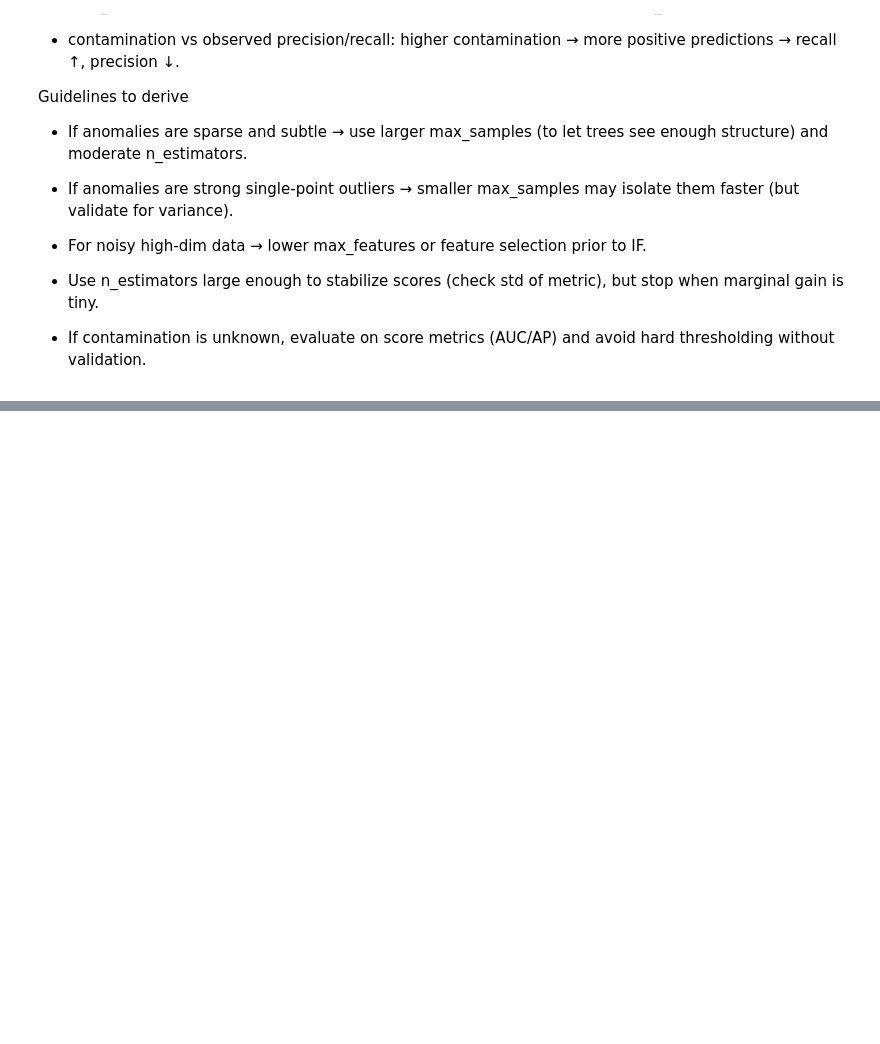
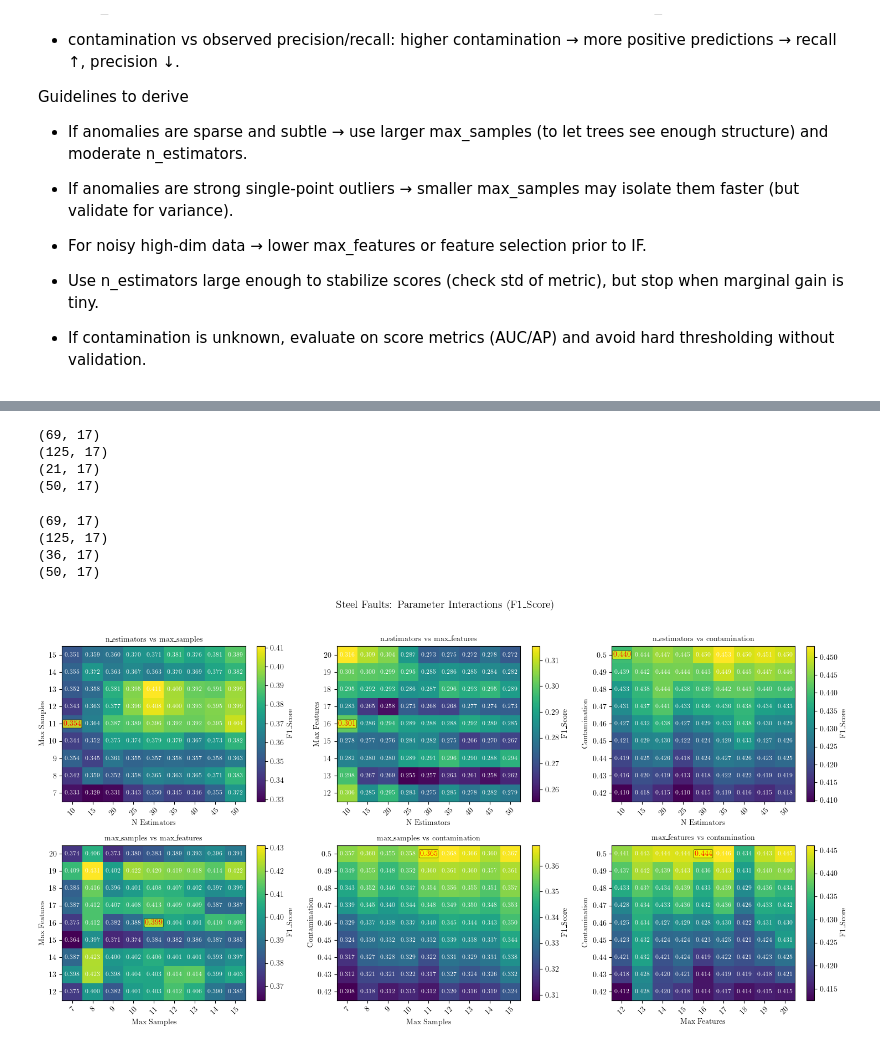
Before and after one commit to KellenMossner/MachineLearning441, a Jupyter notebook: Assignment-4/src/assignment4.ipynb, the cells around one changed output, grey strips where cells are left out. Drawn from its saved outputs; the diff is of its cells as text; code cells hidden in the pictures; blank space fills up the shorter version.

```diff
--- a/Assignment-4/src/assignment4.ipynb
+++ b/Assignment-4/src/assignment4.ipynb
@@ -1034,9 +1357,7 @@ AUC                       0.9425   0.0104
 Anomaly_Pred_Percentage  10.1838   1.2266
 Anomaly_True_Percentage   1.2062   0.0000
 # %%
-def evaluate_sensitivity(baseline_results, n_estimator_results, max_samples_results,
-                        max_features_results, contamination_results,
-                        best_n_est, best_max_samp, best_max_feat, best_contam):
+def evaluate_sensitivity(baseline_results, n_estimator_results, max_samples_results, max_features_results, contamination_results, best_n_est, best_max_samp, best_max_feat, best_contam):
     """
     Evaluate sensitivity of each control parameter by comparing baseline vs optimized performance
     """
@@ -1330,0 +1667,20 @@ Guidelines to derive
+# %%
+print(thyroid_n_estimators_results.shape)
+print(thyroid_max_samples_results.shape)
+print(thyroid_max_features_results.shape)
+print(thyroid_contamination_results.shape)
+# %% [output]
+(69, 17)
+(125, 17)
+(21, 17)
+(50, 17)
+# %%
+print(sat_n_estimators_results.shape)
+print(sat_max_samples_results.shape)
+print(sat_max_features_results.shape)
+print(sat_contamination_results.shape)
+# %% [output]
+(69, 17)
+(125, 17)
+(36, 17)
+(50, 17)
@@ -1330,0 +1907,20 @@ Guidelines to derive
+# %%
+interaction_results_file = '../data/results/fault_interactions_results.pkl'
+
+if os.path.exists(interaction_results_file):
+    with open(interaction_results_file, 'rb') as f:
+        fault_interactions = pickle.load(f)
+else:
+    fault_interactions = evaluate_interactions(
+        X_train_fault, X_test_fault, y_test_fault,
+        fault_n_estimators_results, fault_max_samples_results,
+        fault_max_features_results, fault_contamination_results,
+        fault_n_estimators, fault_max_samples,
+        fault_max_features, fault_contamination,
+        n_runs=10, save_results=interaction_results_file
+    )
+
+# Plot interaction heatmaps
+plot_parameter_interactions(fault_interactions, 'Steel Faults', metric='F1_Score', saveas='fault')
+# %% [output]
+[figure, added]
```
Also changed, not shown: parts of 26 cells of this notebook.
